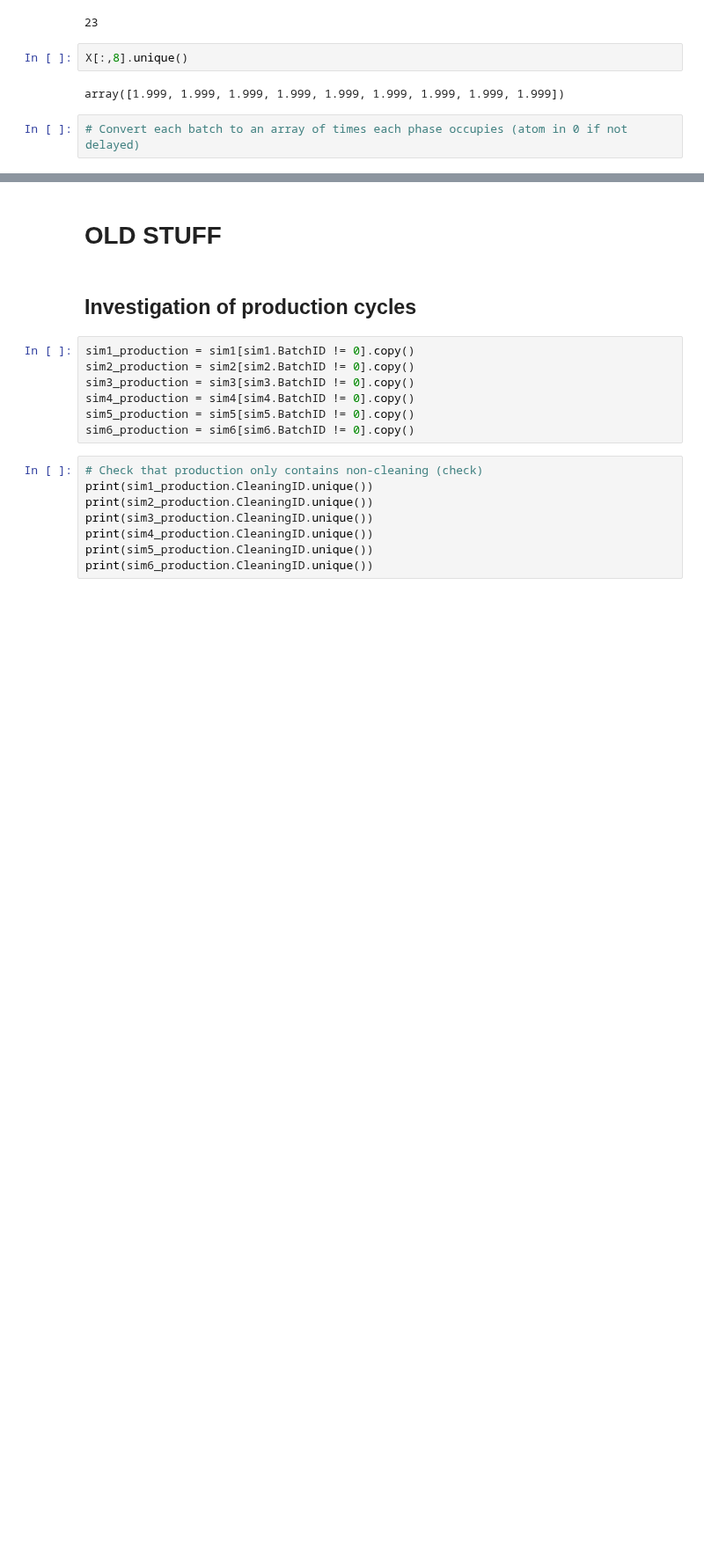
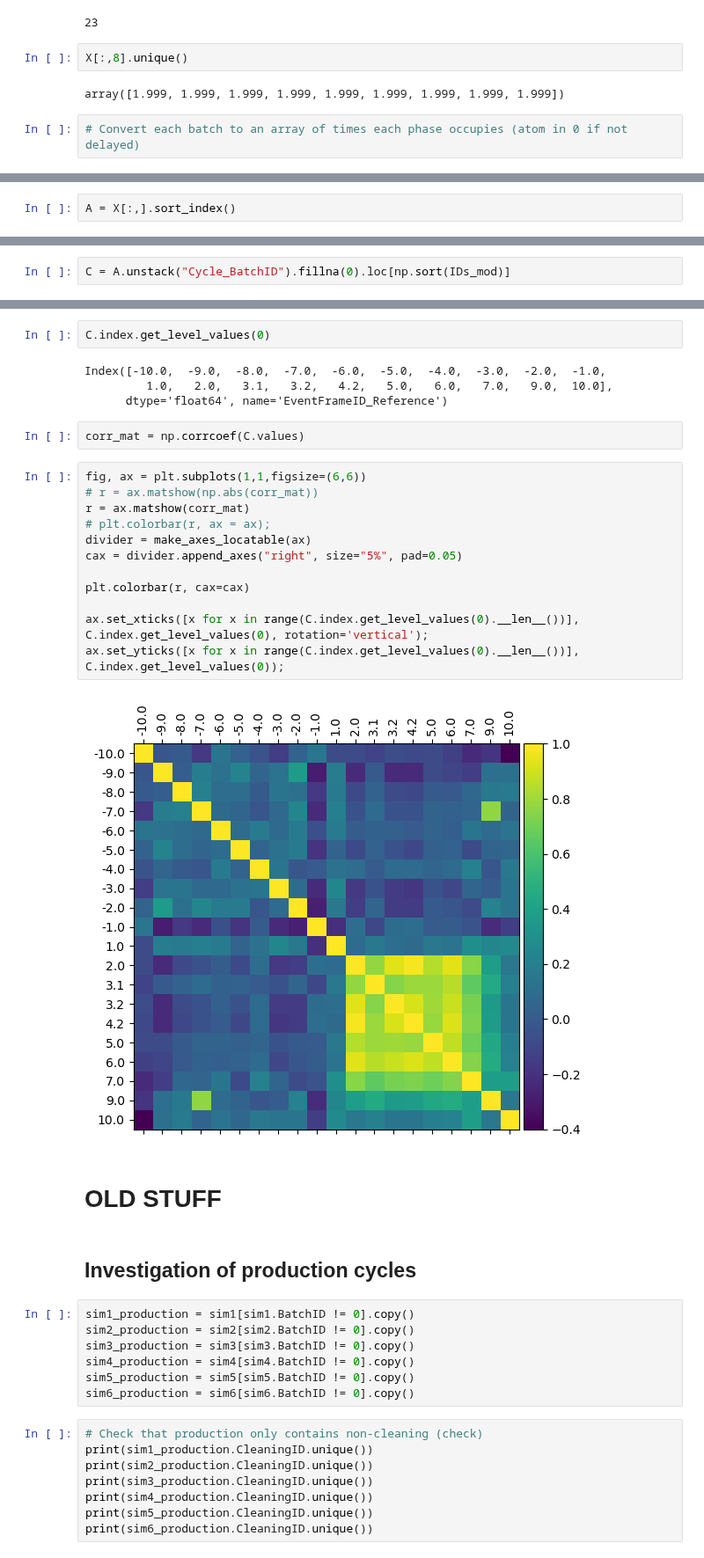
Before and after one commit to jonasbruhub/Analysis-of-Production-flow-systems-with-focus-on-industry, a Jupyter notebook: Simulations and code/Multiple Cycle Data exploration V2.ipynb, the cells around one changed output, grey strips where cells are left out. Shown at 88% size. Saved outputs shown, nothing was run; the diff lists cells and outputs as text; blank space fills up the shorter version.

```diff
--- a/Simulations and code/Multiple Cycle Data exploration V2.ipynb
+++ b/Simulations and code/Multiple Cycle Data exploration V2.ipynb
@@ -789,0 +791,2 @@ array([1.999, 1.999, 1.999, 1.999, 1.999, 1.999, 1.999, 1.999, 1.999])
+# %%
+A = X[:,].sort_index()
@@ -789,0 +819,2 @@ array([1.999, 1.999, 1.999, 1.999, 1.999, 1.999, 1.999, 1.999, 1.999])
+# %%
+C = A.unstack("Cycle_BatchID").fillna(0).loc[np.sort(IDs_mod)]
@@ -790,3 +843,25 @@ array([1.999, 1.999, 1.999, 1.999, 1.999, 1.999, 1.999, 1.999, 1.999])
+# %%
+C.index.get_level_values(0)
+# %% [output]
+Index([-10.0,  -9.0,  -8.0,  -7.0,  -6.0,  -5.0,  -4.0,  -3.0,  -2.0,  -1.0,
+         1.0,   2.0,   3.1,   3.2,   4.2,   5.0,   6.0,   7.0,   9.0,  10.0],
+      dtype='float64', name='EventFrameID_Reference')
+# %%
+corr_mat = np.corrcoef(C.values)
+# %%
+fig, ax = plt.subplots(1,1,figsize=(6,6))
+# r = ax.matshow(np.abs(corr_mat))
+r = ax.matshow(corr_mat)
+# plt.colorbar(r, ax = ax);
+divider = make_axes_locatable(ax)
+cax = divider.append_axes("right", size="5%", pad=0.05)
+
+plt.colorbar(r, cax=cax)
+
+ax.set_xticks([x for x in range(C.index.get_level_values(0).__len__())], C.index.get_level_values(0), rotation='vertical');
+ax.set_yticks([x for x in range(C.index.get_level_values(0).__len__())], C.index.get_level_values(0));
+# %% [output]
+[figure, added]
 # %% [markdown]
 # OLD STUFF
 # %% [markdown]
```
Also changed, not shown: parts of 11 cells of this notebook, 19 other files.
